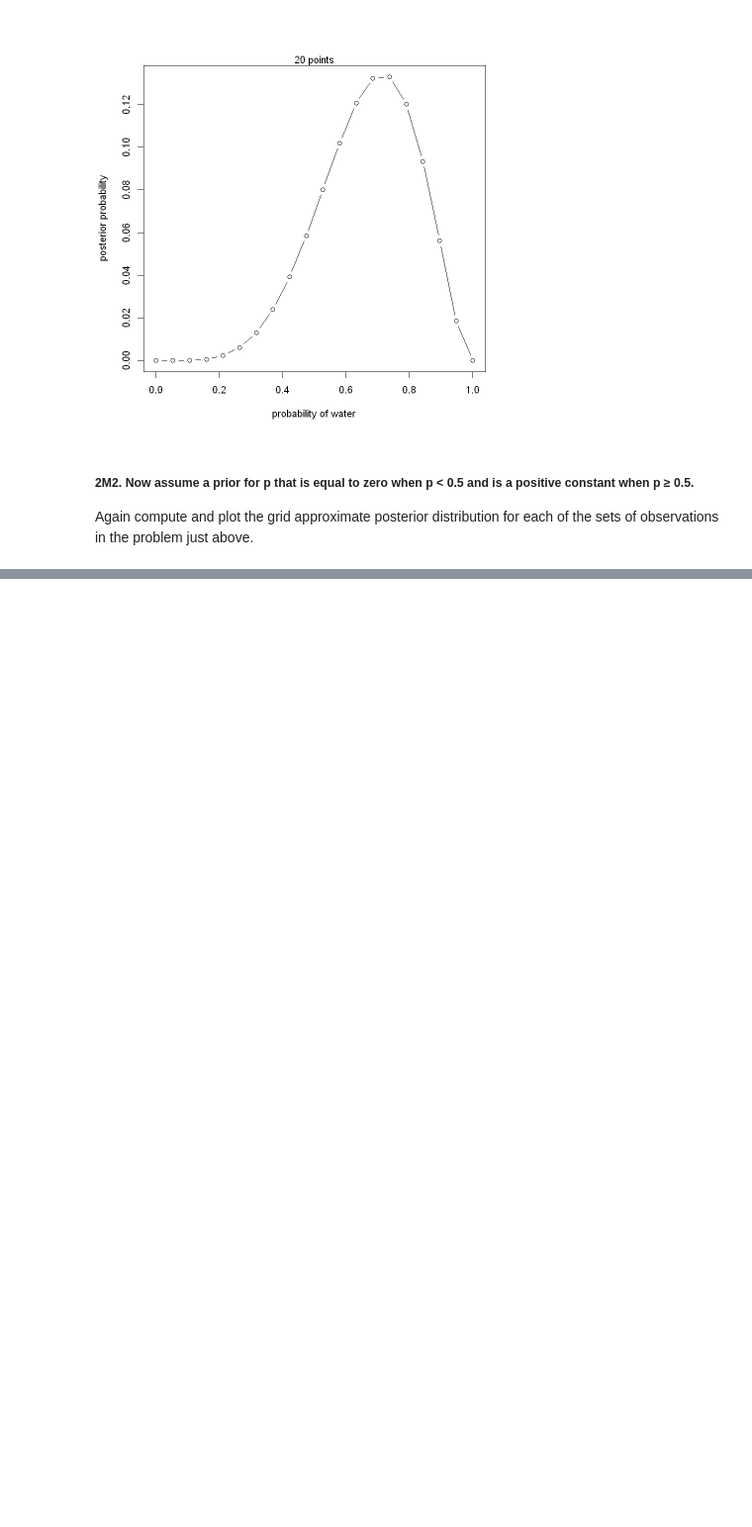
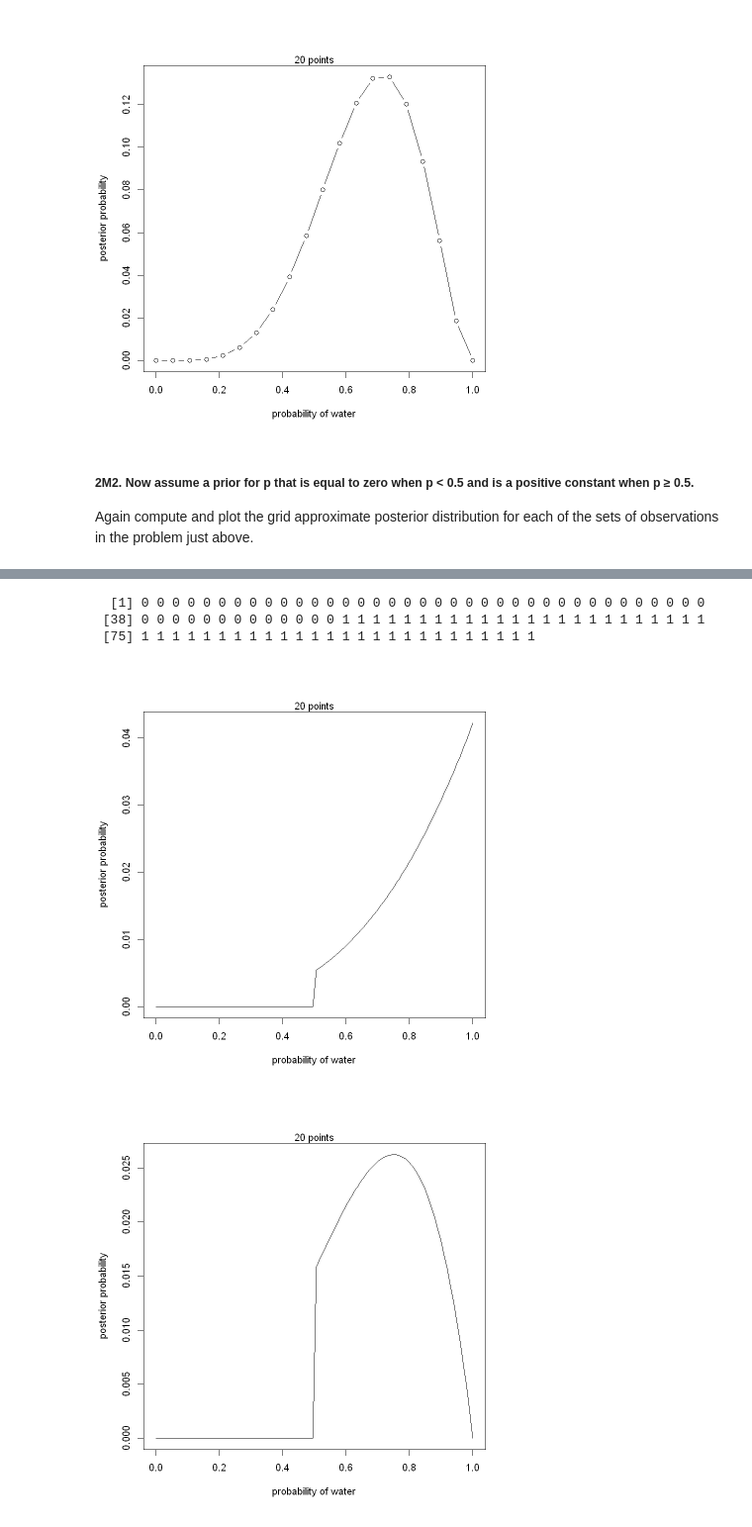
Before and after one commit to bingson/R_study, a Jupyter notebook: SR_Practice_C2.ipynb, the cells around one changed output, grey strips where cells are left out. Shown at 99% size. Drawn from its saved outputs; the diff is of its cells as text; code cells hidden in the pictures; blank space fills up the shorter version.

```diff
--- a/SR_Practice_C2.ipynb
+++ b/SR_Practice_C2.ipynb
@@ -187,0 +152,4 @@ first card.
+# %%
+# define grid
+p_grid <- seq( from=0 , to=1 , length.out=100 )
+p_grid %>% round(2)
@@ -187,0 +164,28 @@ first card.
+# %%
+# define prior
+# (prior <- as.numeric(p_grid > 0.5))
+(prior <- ifelse( p_grid < 0.5 , 0 , 1 ))
+# %% [output]
+  [1] 0 0 0 0 0 0 0 0 0 0 0 0 0 0 0 0 0 0 0 0 0 0 0 0 0 0 0 0 0 0 0 0 0 0 0 0 0
+ [38] 0 0 0 0 0 0 0 0 0 0 0 0 0 1 1 1 1 1 1 1 1 1 1 1 1 1 1 1 1 1 1 1 1 1 1 1 1
+ [75] 1 1 1 1 1 1 1 1 1 1 1 1 1 1 1 1 1 1 1 1 1 1 1 1 1 1
+# %%
+# likelihoods
+waters <- list(3,3,5)
+trials <- list(3,4,7)
+ll <- map2(waters, trials, dbinom, prob=p_grid)
+# %%
+# compute product of likelihood and prior
+unstd.posterior <- map(ll, function(ll) ll*prior)
+# %%
+# compute product of likelihood and prior
+posterior <- map(unstd.posterior, function(unstd.posterior) unstd.posterior/sum(unstd.posterior))
+# %%
+for (i in seq_along(posterior)){
+    plot(p_grid, posterior[[i]], type="l",
+        xlab="probability of water" , ylab="posterior probability" )
+    mtext( "20 points" )
+}
+# %% [output]
+[figure, added]
+[figure, added]
```
Also changed, not shown: parts of 75 cells of this notebook.
